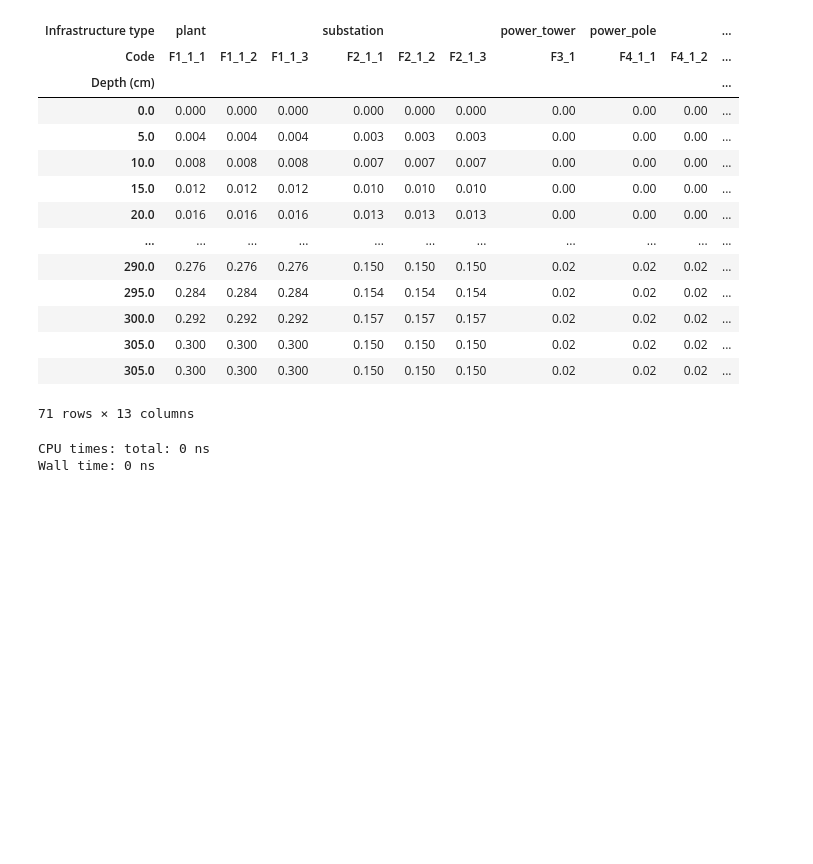
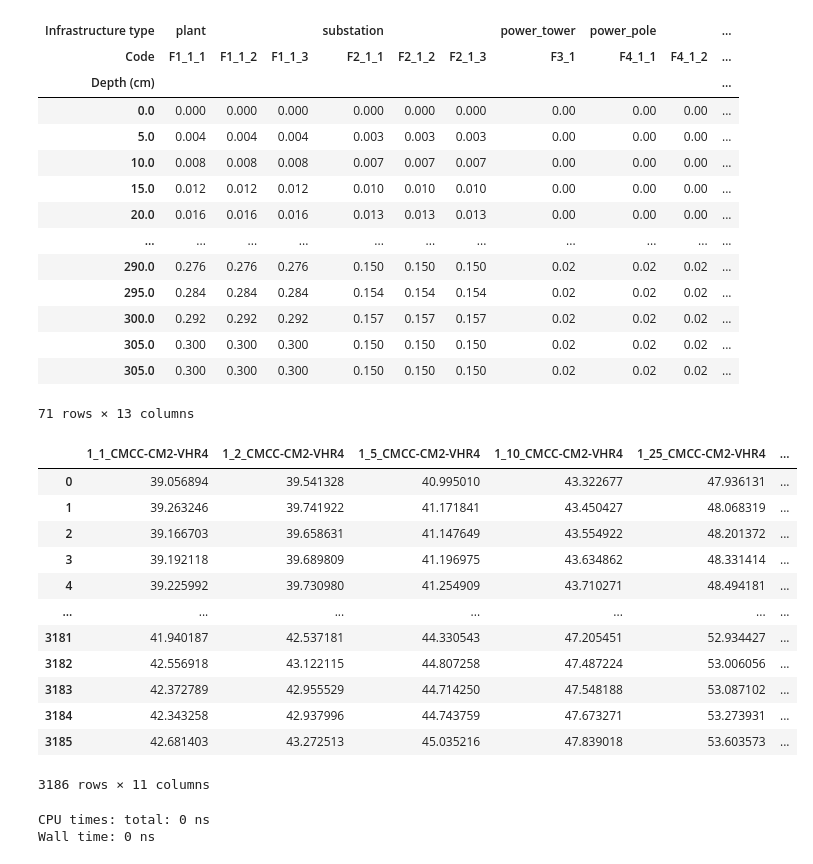
Before and after one commit to Mengqi-Ye/pg_risk_analysis, a Jupyter notebook: notebooks/Example_run.ipynb, the cells around one changed output. Drawn from its saved outputs; the diff is of its cells as text; code cells hidden in the pictures; blank space fills up the shorter version.

```diff
--- a/notebooks/Example_run.ipynb
+++ b/notebooks/Example_run.ipynb
@@ -585,8 +591,21 @@ def load_storm_data(climate_model,basin,bbox):
 
     return df_ds
 # %%
-brn_wind=open_storm_data('BRN')
-#print(type(twn_wind))
+open_storm_data('TWN')['_CMCC-CM2-VHR4']
+# %% [output]
+|  | 1_1_CMCC-CM2-VHR4 | 1_2_CMCC-CM2-VHR4 | 1_5_CMCC-CM2-VHR4 | 1_10_CMCC-CM2-VHR4 | 1_25_CMCC-CM2-VHR4 | ... |
+| 0 | 39.056894 | 39.541328 | 40.995010 | 43.322677 | 47.936131 | ... |
+| 1 | 39.263246 | 39.741922 | 41.171841 | 43.450427 | 48.068319 | ... |
+| 2 | 39.166703 | 39.658631 | 41.147649 | 43.554922 | 48.201372 | ... |
+| 3 | 39.192118 | 39.689809 | 41.196975 | 43.634862 | 48.331414 | ... |
+| 4 | 39.225992 | 39.730980 | 41.254909 | 43.710271 | 48.494181 | ... |
+| ... | ... | ... | ... | ... | ... | ... |
+| 3181 | 41.940187 | 42.537181 | 44.330543 | 47.205451 | 52.934427 | ... |
+| 3182 | 42.556918 | 43.122115 | 44.807258 | 47.487224 | 53.006056 | ... |
+| 3183 | 42.372789 | 42.955529 | 44.714250 | 47.548188 | 53.087102 | ... |
+| 3184 | 42.343258 | 42.937996 | 44.743759 | 47.673271 | 53.273931 | ... |
+| 3185 | 42.681403 | 43.272513 | 45.035216 | 47.839018 | 53.603573 | ... |
+3186 rows × 11 columns
 # %%
 %%time
 prk_wind['_HadGEM3-GC31-HM']
```
Also changed, not shown: parts of 17 cells of this notebook, 2 other files.
